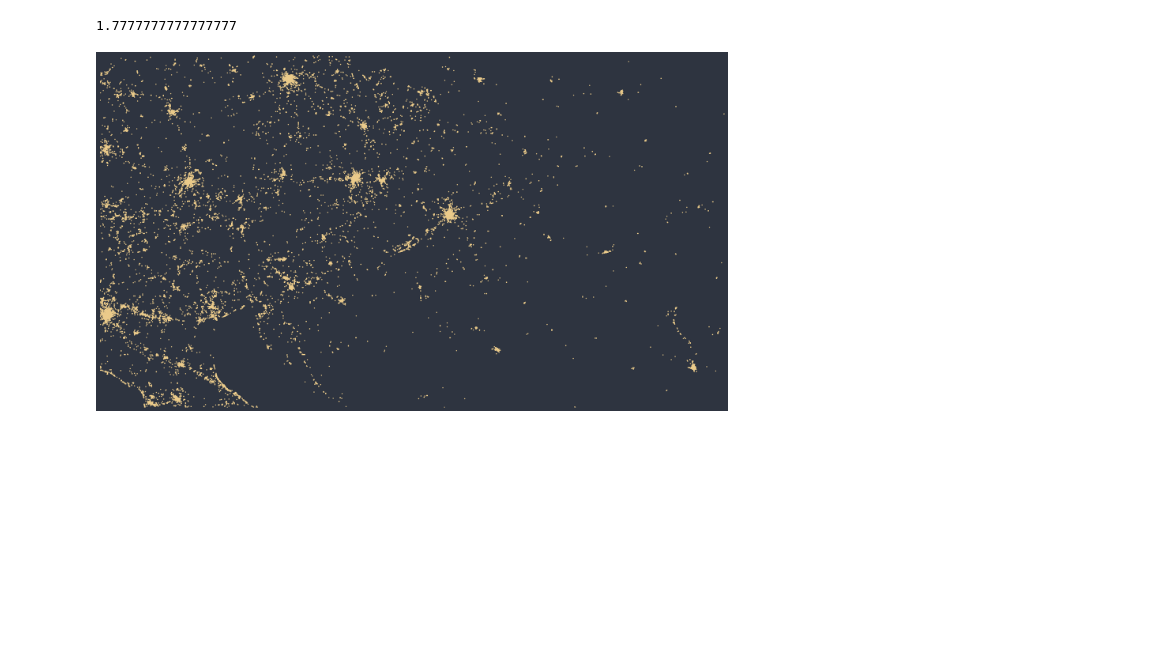
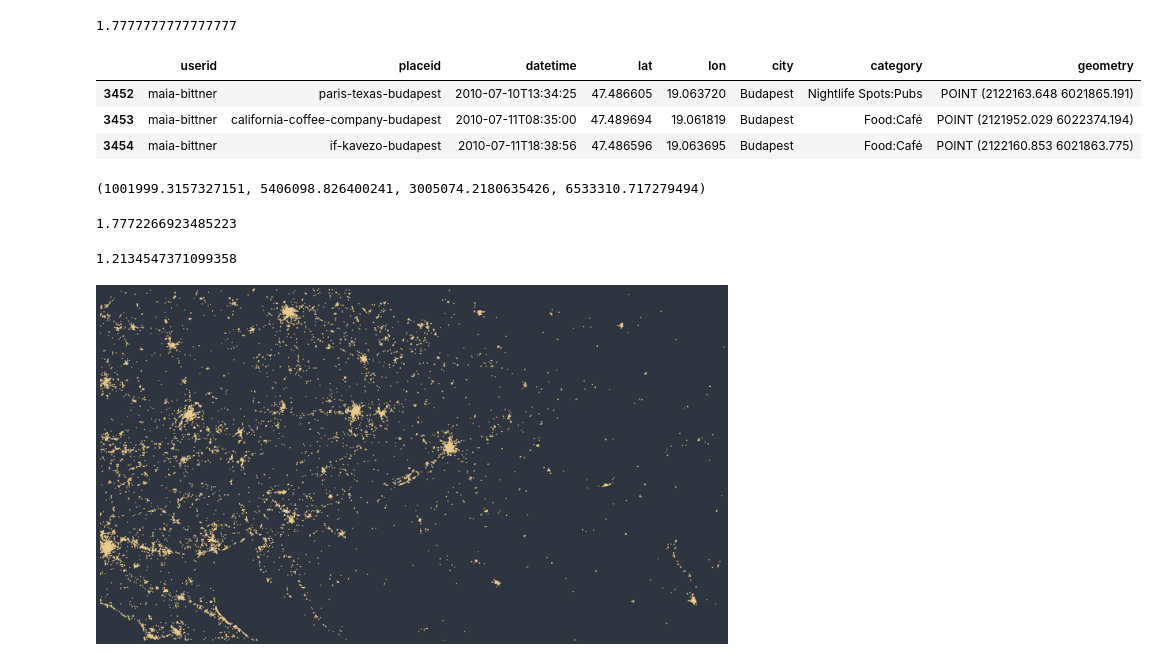
Before and after one commit to pintergreg/geolocating_cities_using_human_activity_traces, a Jupyter notebook: src/plot_pannon_basin.ipynb, the cells around one changed output. Cells and saved outputs as stored; diff of their text form; code cells hidden in the pictures; blank space fills up the shorter version.

```diff
--- a/src/plot_pannon_basin.ipynb
+++ b/src/plot_pannon_basin.ipynb
@@ -30,7 +71,25 @@ np.float64(1.7775299432385228)
 # %% [output]
 1.7777777777777777
 # %%
-data = weeplace[weeplace.geometry.within(area.geometry[0])].copy()
+data = weeplace[weeplace.geometry.within(area_wm)].copy()
+data.head(3)
+# %% [output]
+|  | userid | placeid | datetime | lat | lon | city | category | geometry |
+| 3452 | maia-bittner | paris-texas-budapest | 2010-07-10T13:34:25 | 47.486605 | 19.063720 | Budapest | Nightlife Spots:Pubs | POINT (2122163.648 6021865.191) |
+| 3453 | maia-bittner | california-coffee-company-budapest | 2010-07-11T08:35:00 | 47.489694 | 19.061819 | Budapest | Food:Café | POINT (2121952.029 6022374.194) |
+| 3454 | maia-bittner | if-kavezo-budapest | 2010-07-11T18:38:56 | 47.486596 | 19.063695 | Budapest | Food:Café | POINT (2122160.853 6021863.775) |
+# %%
+data.union_all().bounds
+# %% [output]
+(1001999.3157327151, 5406098.826400241, 3005074.2180635426, 6533310.717279494)
+# %%
+(26.995041-12.000384) / (50.9982828-42.5611728553)
+# %% [output]
+1.7772266923485223
+# %%
+(3005074-1335876) / (6620989-5245414)
+# %% [output]
+1.2134547371099358
 # %%
 fig = plt.figure(figsize=(16, 9), facecolor="#2e3440")
 ax = fig.add_axes([0, 0, 1, 1], frameon=False, xticks=[], yticks=[])
```
Also changed, not shown: parts of 12 cells of this notebook.
